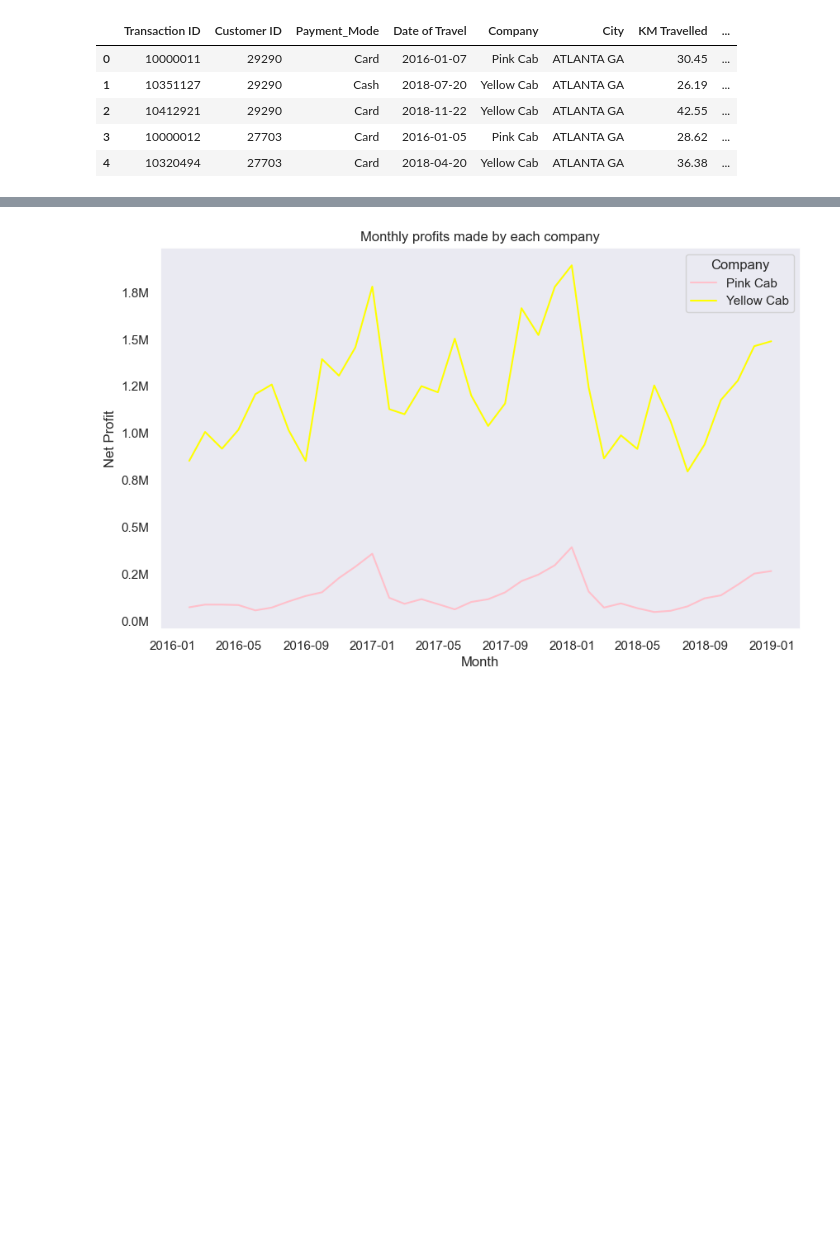
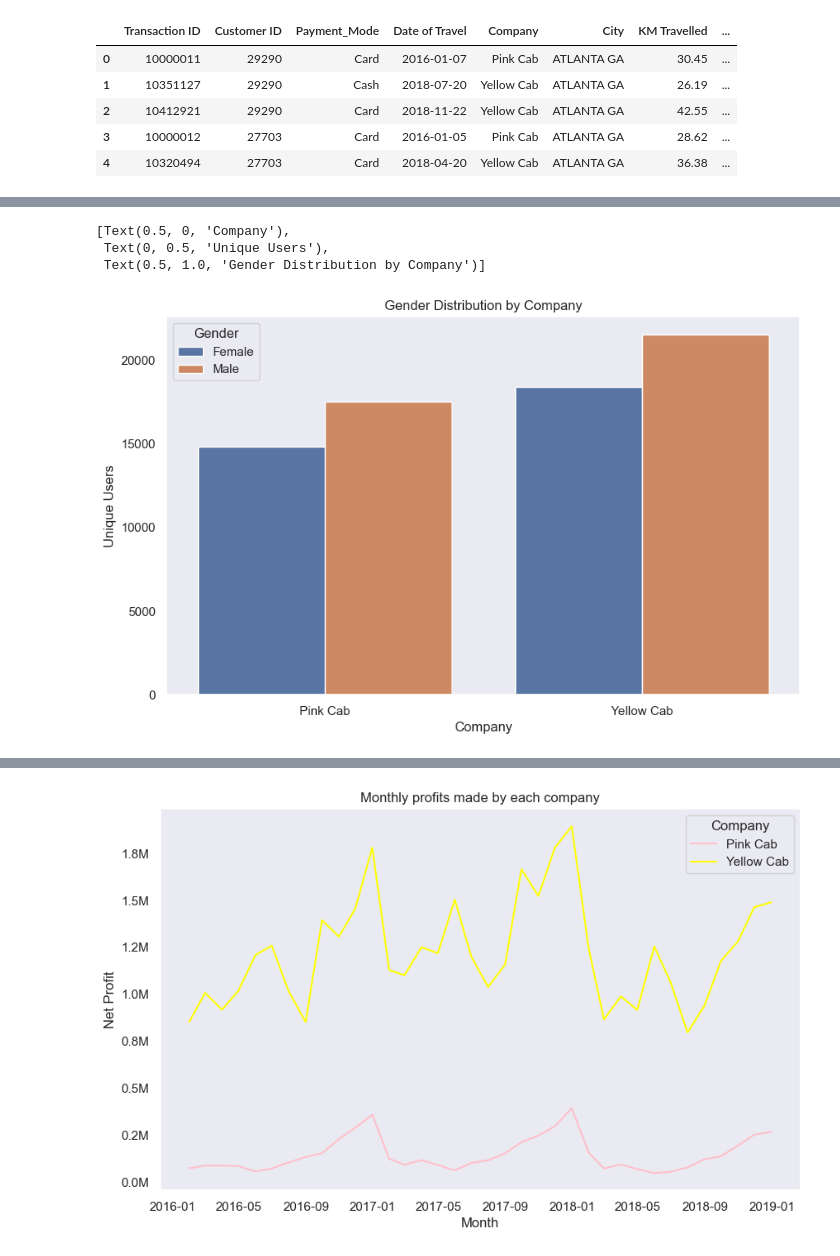
Before and after one commit to dorukdincer/DG_Virtual_Internship, a Jupyter notebook: Week 2/eda.ipynb, the cells around one changed output, grey strips where cells are left out. Cells and saved outputs as stored; diff of their text form; code cells hidden in the pictures; blank space fills up the shorter version.

```diff
--- a/Week 2/eda.ipynb
+++ b/Week 2/eda.ipynb
@@ -98,0 +112,9 @@ Text(0.5, 1.0, 'Cab users by city')
+# %%
+gender_distribution = master_data.groupby(['Company', 'Gender'])['Customer ID'].nunique().reset_index(name='Count')
+gender_by_company = sns.barplot(data=gender_distribution, x='Company', y='Count', hue='Gender')
+gender_by_company.set(xlabel='Company', ylabel='Unique Users', title='Gender Distribution by Company')
+# %% [output]
+[Text(0.5, 0, 'Company'),
+ Text(0, 0.5, 'Unique Users'),
+ Text(0.5, 1.0, 'Gender Distribution by Company')]
+[figure, added]
```
Also changed, not shown: parts of 12 cells of this notebook.
